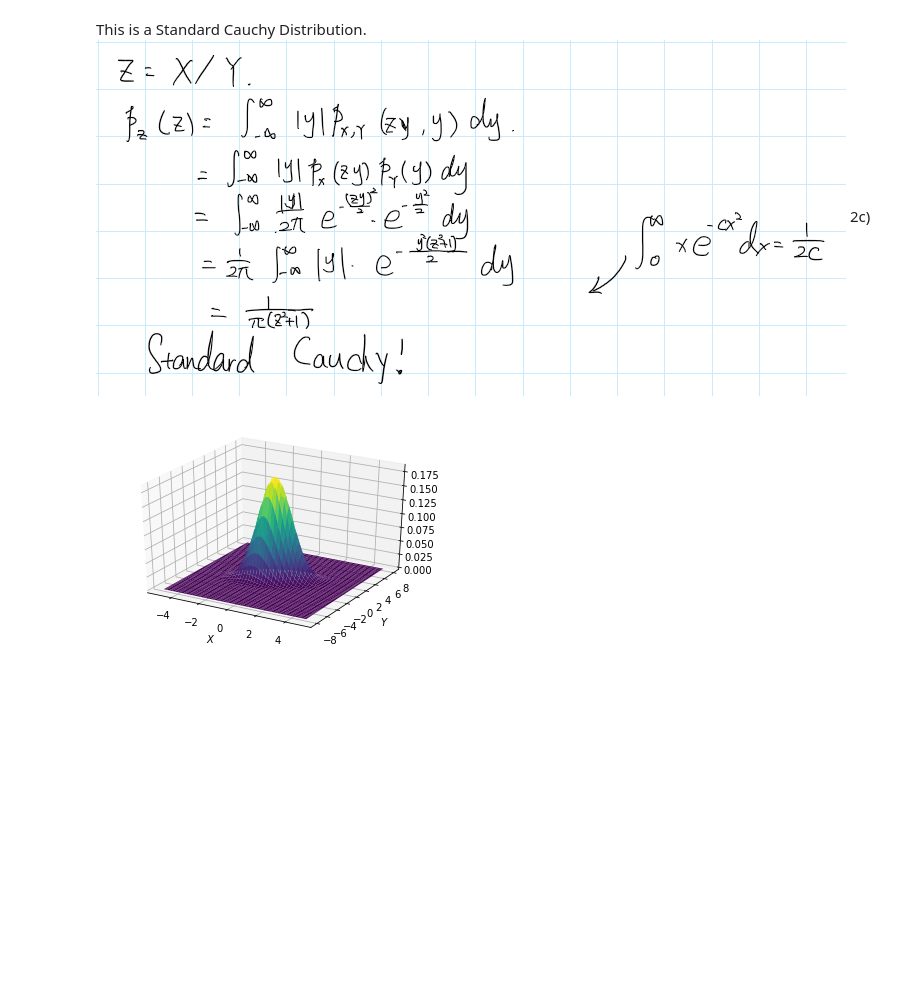
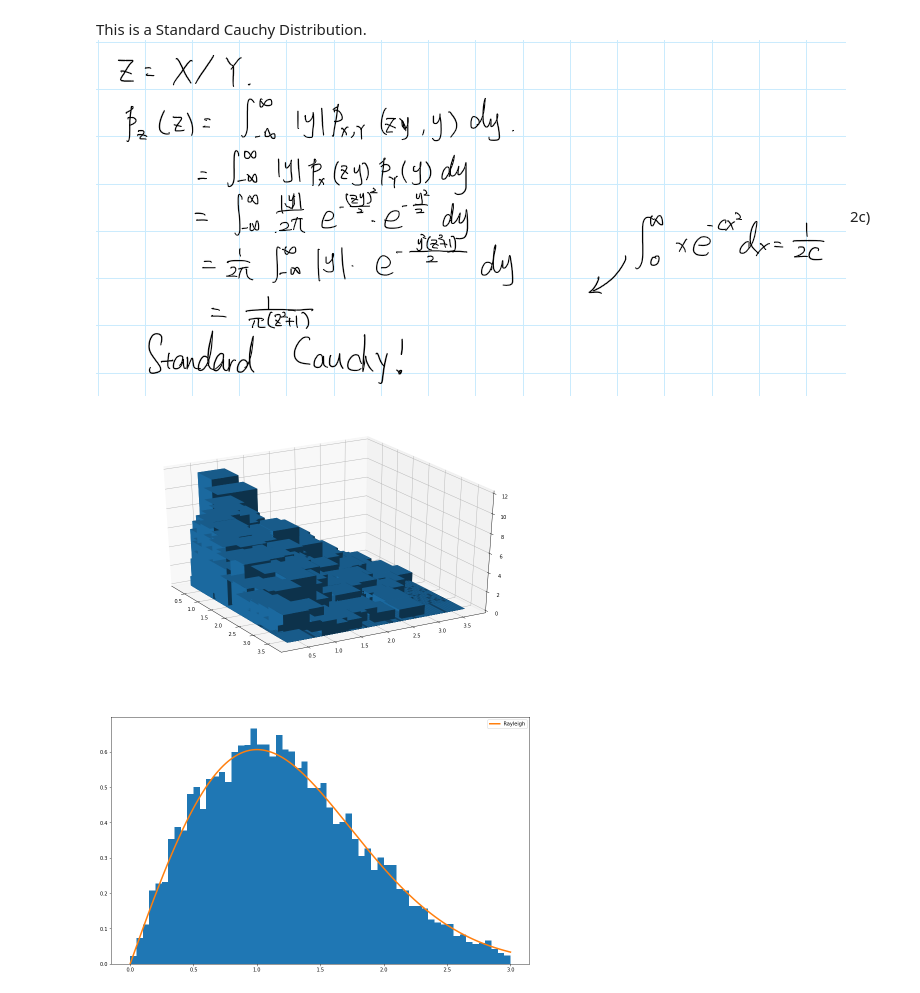
Before and after one commit to Noam-91/Advanced-Data-Analysis-Techniques-for-Large-Datasets, a Jupyter notebook: HW #3.ipynb, the cells around one changed output. Cells and saved outputs as stored; diff of their text form; code cells hidden in the pictures; blank space fills up the shorter version.

```diff
--- a/HW #3.ipynb
+++ b/HW #3.ipynb
@@ -92,44 +125,38 @@ plt.show()
 This is a Standard Cauchy Distribution.<br>
 ![image.png](attachment:image.png)
 2c)
-# %%
-from matplotlib import cm
-from mpl_toolkits.mplot3d import Axes3D
-
-X = np.linspace(-5, 5, 500)
-Y = np.linspace(-8, 8, 500)
-X, Y = np.meshgrid(X, Y)
-
-mu = np.array([0., 0.])
-Sigma = np.array([[ 1. , .5], [.5,  1.]])
-
-pos = np.empty(X.shape + (2,))
-pos[:, :, 0] = X
-pos[:, :, 1] = Y
-
-def multivariate_gaussian(pos, mu, Sigma):
-    n = mu.shape[0]
-    Sigma_det = np.linalg.det(Sigma)
-    Sigma_inv = np.linalg.inv(Sigma)
-    N = np.sqrt((2*np.pi)**n * Sigma_det)
-    fac = np.einsum('...k,kl,...l->...', pos-mu, Sigma_inv, pos-mu)
-
-    return np.exp(-fac / 2) / N
-
-Z = multivariate_gaussian(pos, mu, Sigma)
-
-# plot using subplots
-fig = plt.figure()
-ax = fig.add_subplot(1,1,1,projection='3d')
-
-ax.plot_surface(X, Y, Z,cmap=cm.viridis)
-
-ax.set_xlabel(r'$X$')
-ax.set_ylabel(r'$Y$')
-
-
-
-plt.show()
-# %% [output]
-[figure, removed]
+# %%
+plt.rcParams["figure.figsize"] = (15,20)
+fig = plt.figure()
+
+ax = fig.add_subplot(2,1,1, projection='3d')
+X = stats.norm.rvs(size=10000)
+Y = stats.norm.rvs(size=10000)
+
+hist, xedges, yedges = np.histogram2d(X, Y, bins=60, range=[[0, 3], [0, 3]])
+
+# Construct arrays for the anchor positions of the 16 bars.
+xpos, ypos = np.meshgrid(xedges[:-1] + 0.25, yedges[:-1] + 0.25, indexing="ij")
+xpos = xpos.ravel()
+ypos = ypos.ravel()
+zpos = 0
+
+# Construct arrays with the dimensions for the 16 bars.
+dx = dy = 0.5 * np.ones_like(zpos)
+dz = hist.ravel()
+
+ax.bar3d(xpos, ypos, zpos, dx, dy, dz,)
+ax.view_init(30, -30)
+
+ax = fig.add_subplot(2,1,2)
+xrange = np.arange(0,3,1e-3)
+rayleigh_pdf = stats.rayleigh.pdf(xrange)
+Z = np.sqrt(X**2+Y**2)
+ax.hist(Z,bins=60,range=(0,3),density=True)
+ax.plot(xrange,rayleigh_pdf,label="Rayleigh",linewidth=3)
+ax.legend()
+
+plt.show()
+# %% [output]
+[figure, added]
 # %% [markdown]
```
Also changed, not shown: parts of 9 cells of this notebook.
